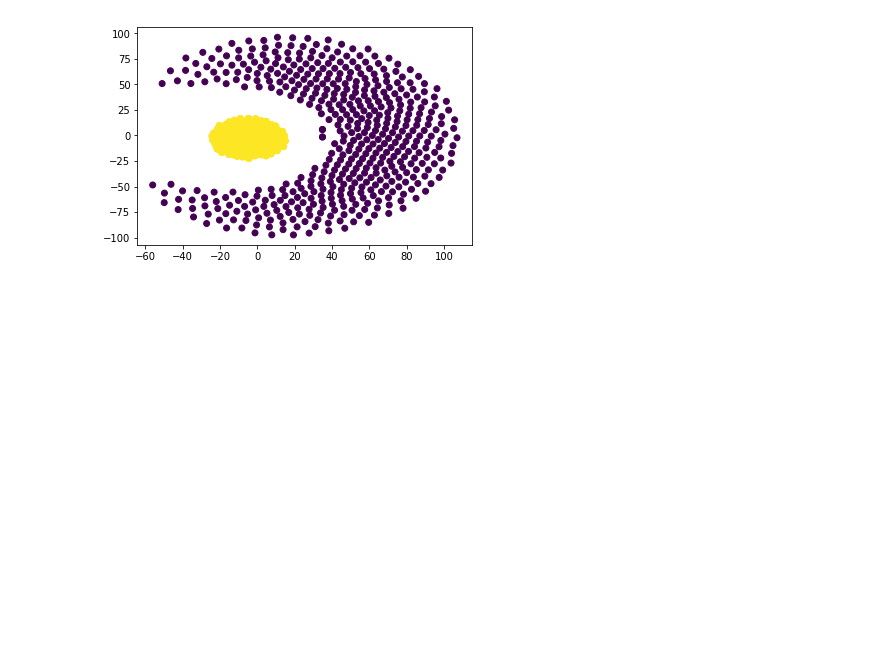
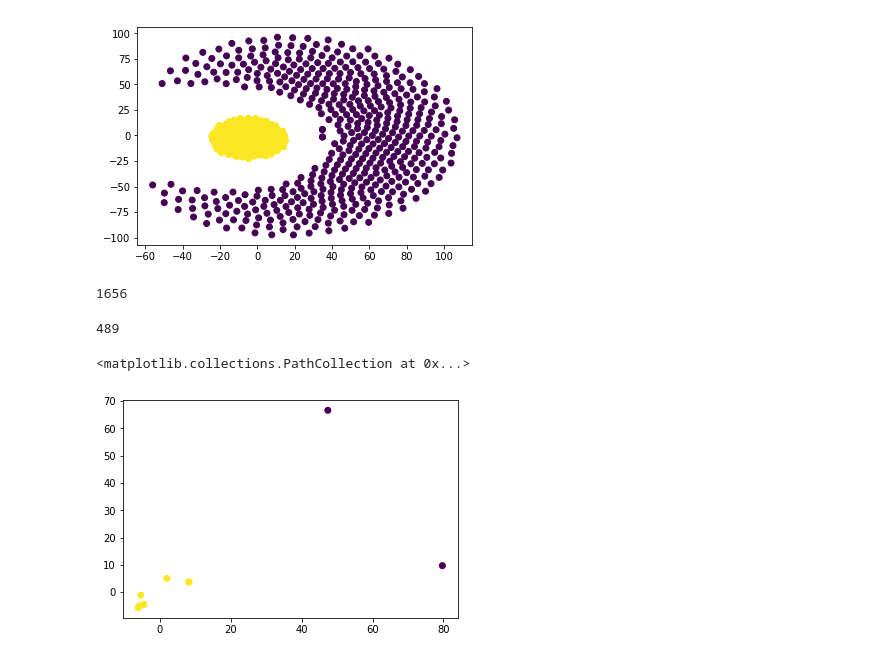
Before and after one commit to gucchi123/sas_sample, a Jupyter notebook: clustering.ipynb, the cells around one changed output. Drawn from its saved outputs; the diff is of its cells as text; code cells hidden in the pictures; blank space fills up the shorter version.

```diff
--- a/clustering.ipynb
+++ b/clustering.ipynb
@@ -351,3 +351,16 @@ plt.scatter(fingerprint_tsne[:,0], fingerprint_tsne[:, 1], c=dbscan_tsne)
 plt.legend()
 # %% [output]
 [figure]
+# %%
+len(dbscan_tsne[dbscan_tsne==0])
+# %% [output]
+1656
+# %%
+len(dbscan_tsne[dbscan_tsne==-1])
+# %% [output]
+489
+# %%
+plt.scatter(fingerprint_tsne[0:10,0], fingerprint_tsne[0:10, 1], c=dbscan_tsne[0:10])
+# %% [output]
+<matplotlib.collections.PathCollection at 0x...>
+[figure, added]
```
Also changed, not shown: parts of 3 cells of this notebook.
